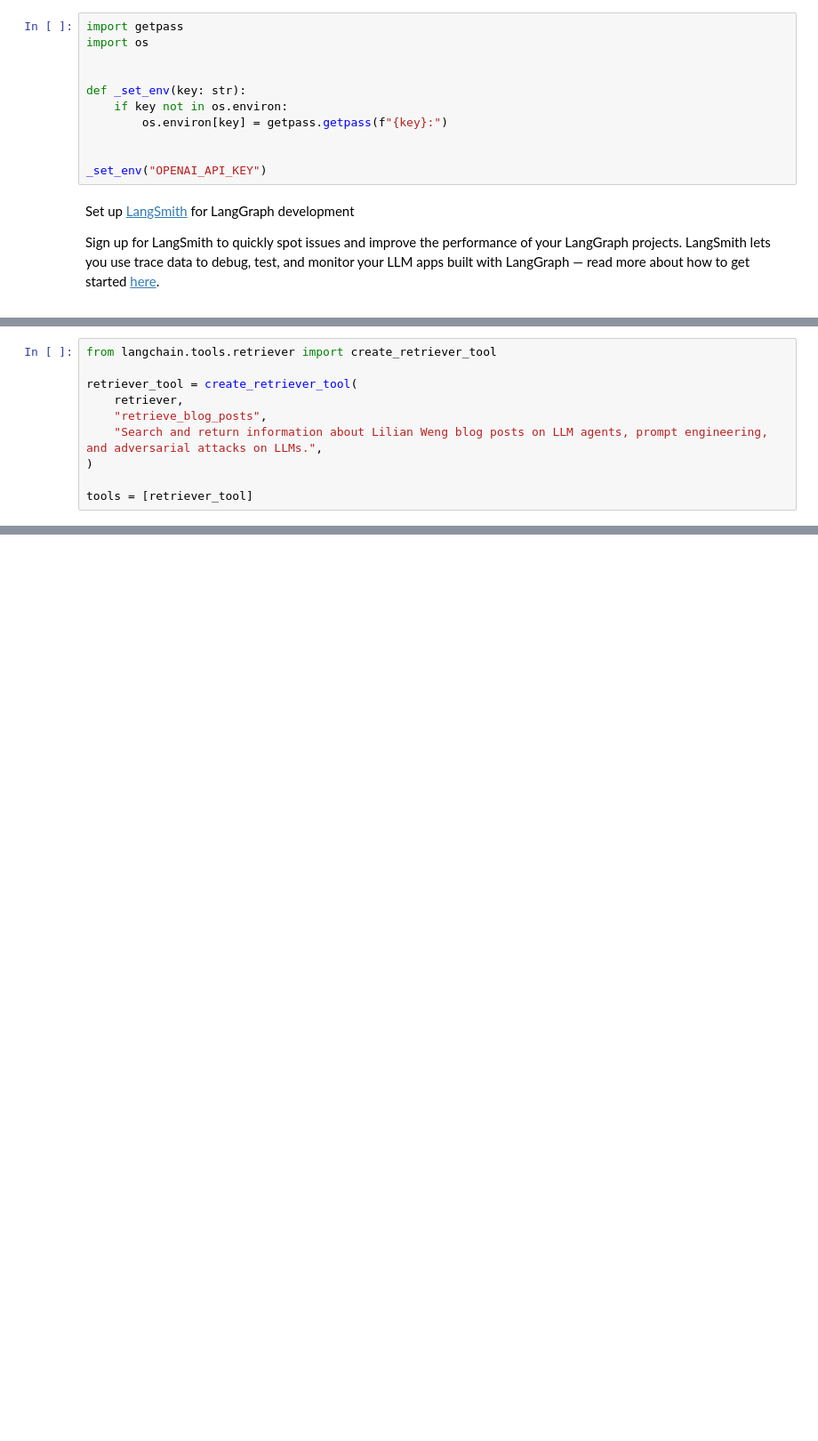
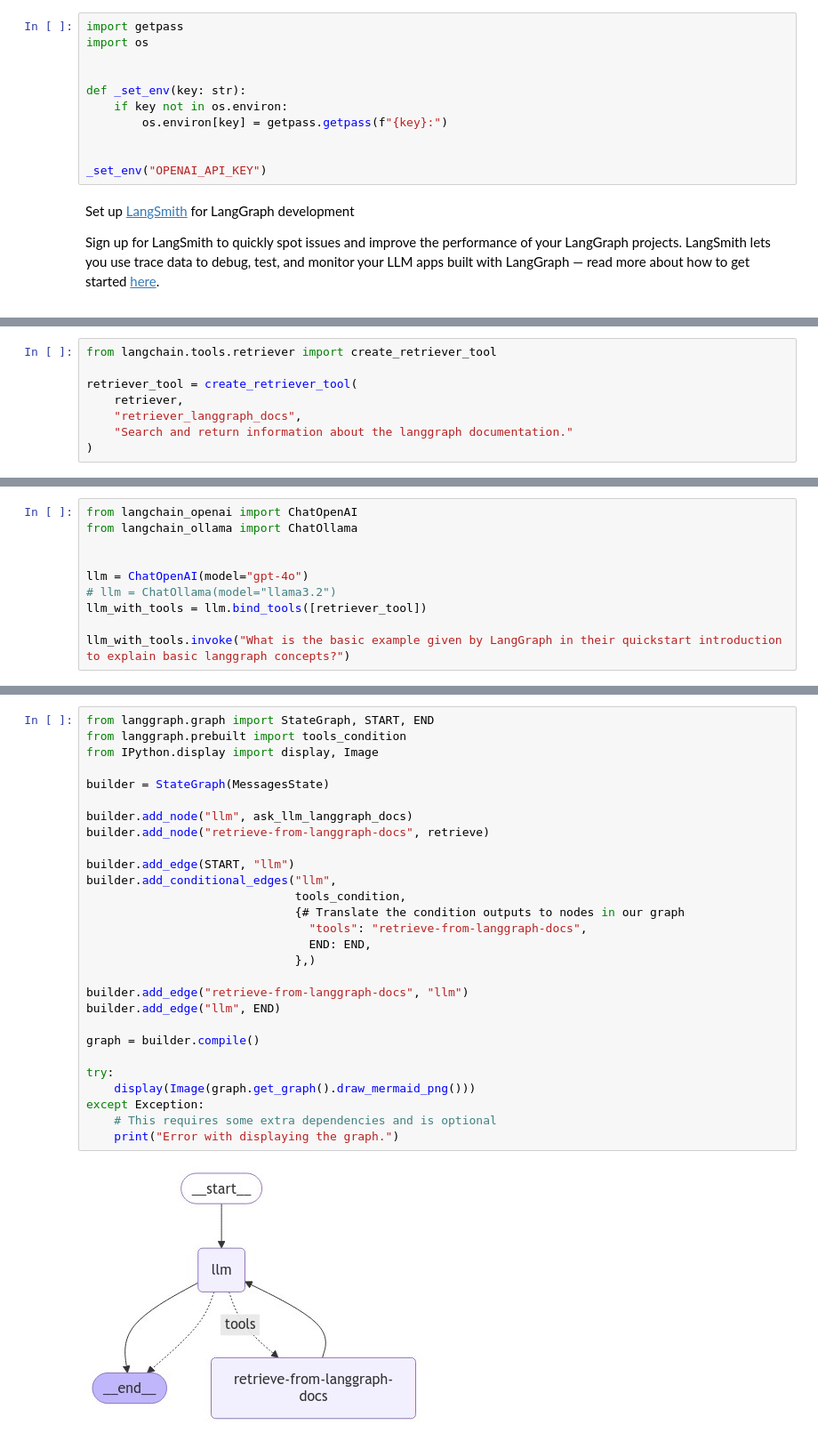
Before and after one commit to hli8nova/oreilly-langgraph, a Jupyter notebook: notebooks/3.0-basic-rag-agent.ipynb, the cells around one changed output, grey strips where cells are left out. Shown at 89% size. Saved outputs shown, nothing was run; the diff lists cells and outputs as text; blank space fills up the shorter version.

Commit message:
added more code examples for the foundations of langgraph

```diff
--- a/notebooks/3.0-basic-rag-agent.ipynb
+++ b/notebooks/3.0-basic-rag-agent.ipynb
@@ -104,8 +83,6 @@ from langchain.tools.retriever import create_retriever_tool
 
 retriever_tool = create_retriever_tool(
     retriever,
-    "retrieve_blog_posts",
-    "Search and return information about Lilian Weng blog posts on LLM agents, prompt engineering, and adversarial attacks on LLMs.",
+    "retriever_langgraph_docs",
+    "Search and return information about the langgraph documentation."
 )
-
-tools = [retriever_tool]
@@ -121,0 +91,10 @@ Each node in our graph will append to it.
+# %%
+from langchain_openai import ChatOpenAI
+from langchain_ollama import ChatOllama
+
+
+llm = ChatOpenAI(model="gpt-4o")
+# llm = ChatOllama(model="llama3.2")
+llm_with_tools = llm.bind_tools([retriever_tool])
+
+llm_with_tools.invoke("What is the basic example given by LangGraph in their quickstart introduction to explain basic langgraph concepts?")
@@ -399,0 +133,30 @@ for output in graph.stream(inputs):
+# %%
+from langgraph.graph import StateGraph, START, END
+from langgraph.prebuilt import tools_condition
+from IPython.display import display, Image
+
+builder = StateGraph(MessagesState)
+
+builder.add_node("llm", ask_llm_langgraph_docs)
+builder.add_node("retrieve-from-langgraph-docs", retrieve)
+
+builder.add_edge(START, "llm")
+builder.add_conditional_edges("llm",
+                              tools_condition,
+                              {# Translate the condition outputs to nodes in our graph
+                                "tools": "retrieve-from-langgraph-docs",
+                                END: END,
+                              },)
+
+builder.add_edge("retrieve-from-langgraph-docs", "llm")
+builder.add_edge("llm", END)
+
+graph = builder.compile()
+
+try:
+    display(Image(graph.get_graph().draw_mermaid_png()))
+except Exception:
+    # This requires some extra dependencies and is optional
+    print("Error with displaying the graph.")
+# %% [output]
+[figure, added]
```
Also changed, not shown: parts of 24 cells of this notebook, 9 other files.
